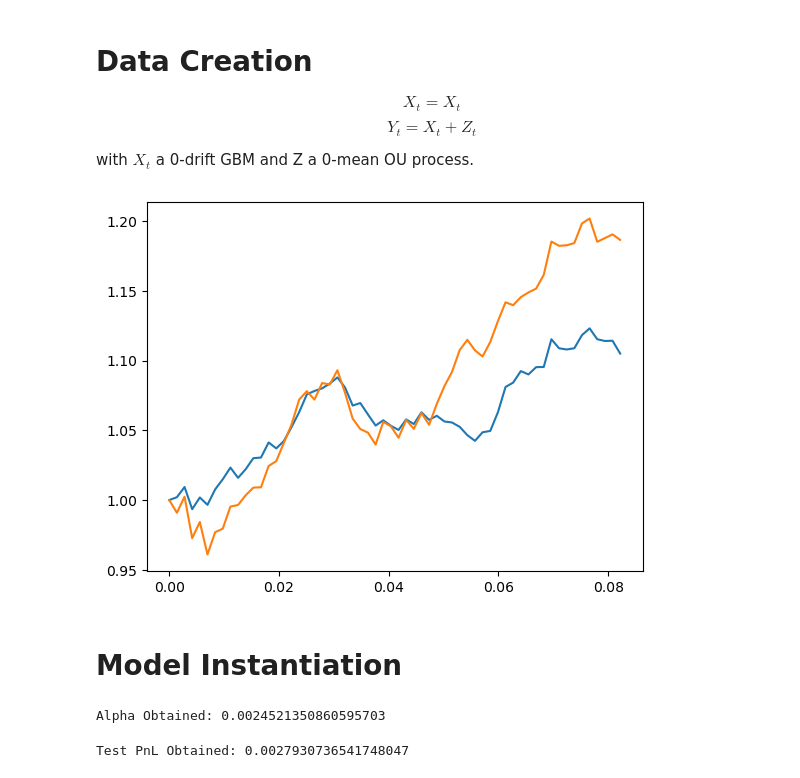
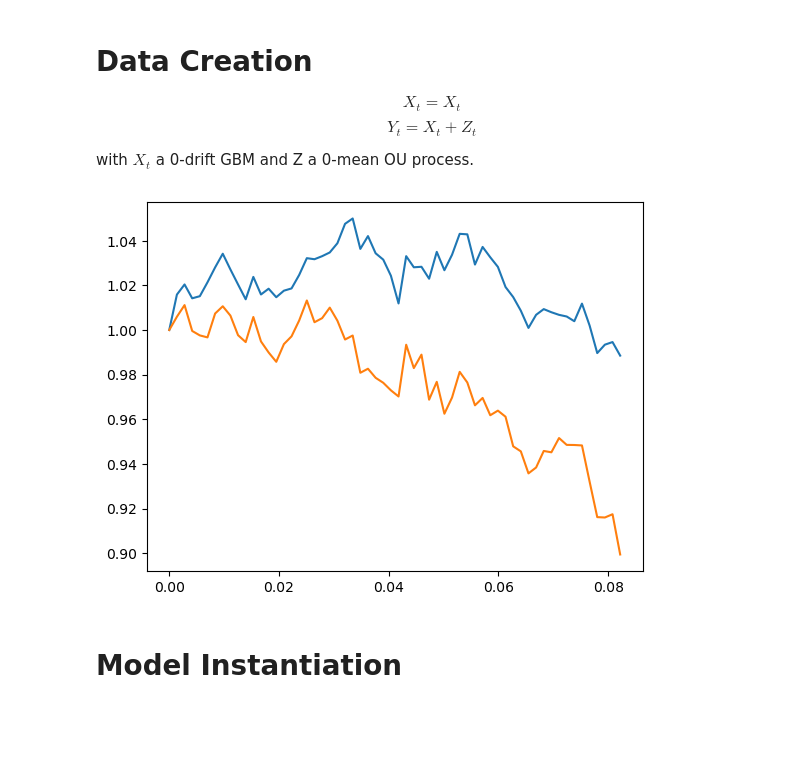
Before and after one commit to crispitagorico/stochastic_optimisation, a Jupyter notebook: kernel_hedge/notebooks/kernel_trading.ipynb, the cells around one changed output. Drawn from its saved outputs; the diff is of its cells as text; code cells hidden in the pictures; blank space fills up the shorter version.

```diff
--- a/kernel_hedge/notebooks/kernel_trading.ipynb
+++ b/kernel_hedge/notebooks/kernel_trading.ipynb
@@ -30,32 +30,32 @@ $$Y_t = X_t + Z_t$$
 with $X_t$ a 0-drift GBM and Z a 0-mean OU process.
 # %%
 #torch.manual_seed(0)
-batch_x, batch_y, timesteps, d = 100, 10, 60, 1
+batch_x, batch_y, timesteps, d = 200, 100, 60, 1
 sigma, S0, T = 0.2, 1.0, 30./365 # Black Scholes parameters
-theta, mu, std = 10, 0.0, 0.2
+theta, mu, std = 2, 0.0, .15
 
 
 dt = T/timesteps
 time_grid = torch.linspace(0.0, T, timesteps).view(1, -1, 1).expand([batch_x + batch_y, timesteps, d])
 
 dW = np.sqrt(dt)*torch.randn(batch_x + batch_y, timesteps-1, d, 2)
 W = torch.cat((torch.zeros(batch_x + batch_y, 1, d), dW[..., 0].cumsum(dim=1)), dim = 1)
 
 X = S0*torch.exp(-0.5*(sigma**2)*time_grid + sigma*W).to(device)
 
 Z = torch.zeros(X.shape).to(X.device.type)
 for t in range(Z.shape[1]-1):
     Z[:, t+1, :] = Z[:, t, :] - theta*(mu - Z[:, t, :])*dt + std*dW[:, t, :, -1]
 
 
 paths = torch.cat([X, X+Z], dim=-1)
 train_paths = paths[:batch_x]
 test_paths = paths[batch_x:]
 
 plt.plot(torch.linspace(0.0, T, timesteps), train_paths[0].detach().cpu())
 plt.show()
 # %% [output]
-[figure, old version]
+[figure, new version]
 # %% [markdown]
 # Model Instantiation
 # %%
@@ -77,9 +76,3 @@ sk_trade = SigKernelTrader(Ker,
                            dyadic_order=0)
 
 sk_trade.pre_fit(train_paths)
-# %%
-sk_trade.fit(reg_type='L2', regularisation=3e-16)
-sk_trade.compute_pnl(train_paths)
-# %% [output]
-Alpha Obtained: 0.0024521350860595703
-Test PnL Obtained: 0.0027930736541748047
```
Also changed, not shown: parts of 6 cells of this notebook, 1 other file.
